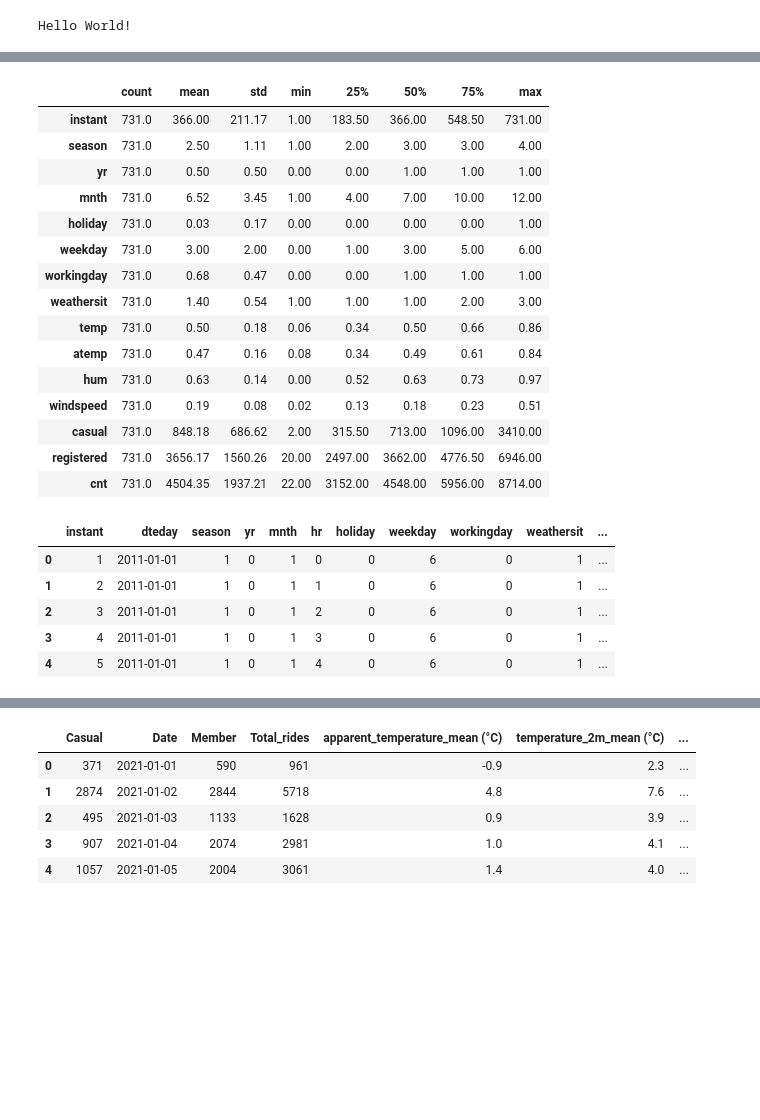
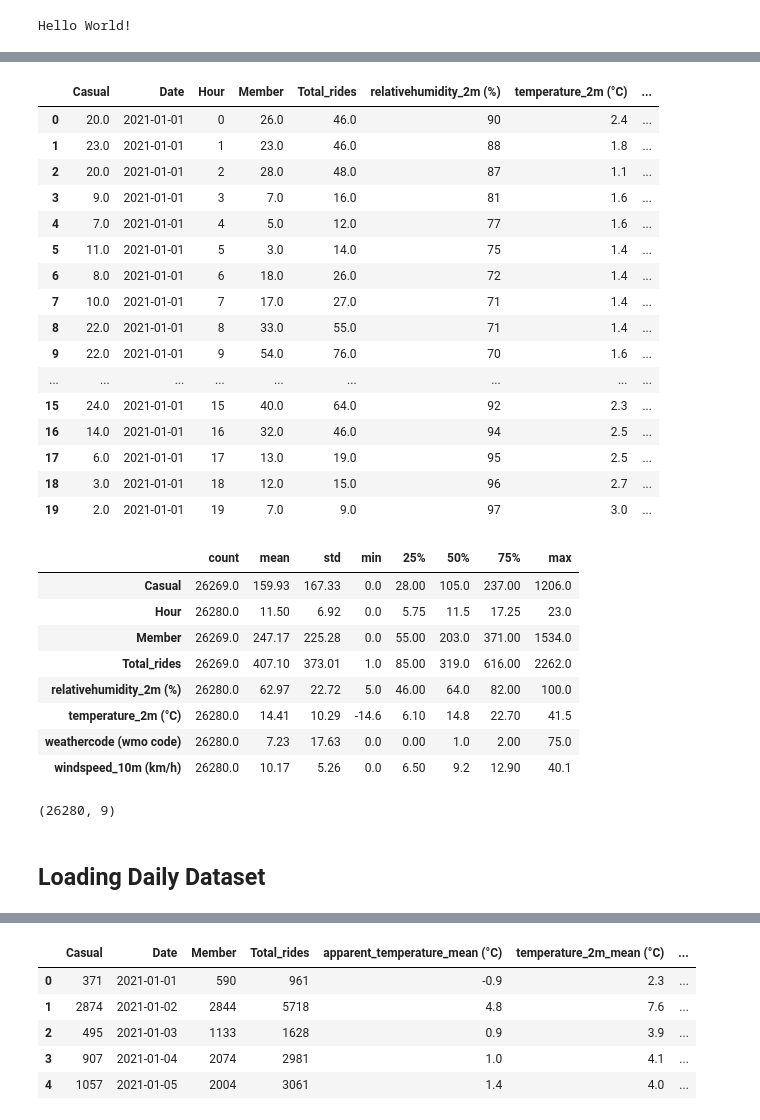
Before and after one commit to Godwin-Oti/Capital-Bike-Share-Analysis-Machine-Learning, a Jupyter notebook: Bike.ipynb, the cells around one changed output, grey strips where cells are left out. Cells and saved outputs as stored; diff of their text form; code cells hidden in the pictures; blank space fills up the shorter version.

```diff
--- a/Bike.ipynb
+++ b/Bike.ipynb
@@ -37,20 +61,41 @@ memory usage: 91.5+ KB
+# %%
+hour.head(20)
+# %% [output]
+|  | Casual | Date | Hour | Member | Total_rides | relativehumidity_2m (%) | temperature_2m (°C) | ... |
+| 0 | 20.0 | 2021-01-01 | 0 | 26.0 | 46.0 | 90 | 2.4 | ... |
+| 1 | 23.0 | 2021-01-01 | 1 | 23.0 | 46.0 | 88 | 1.8 | ... |
+| 2 | 20.0 | 2021-01-01 | 2 | 28.0 | 48.0 | 87 | 1.1 | ... |
+| 3 | 9.0 | 2021-01-01 | 3 | 7.0 | 16.0 | 81 | 1.6 | ... |
+| 4 | 7.0 | 2021-01-01 | 4 | 5.0 | 12.0 | 77 | 1.6 | ... |
+| 5 | 11.0 | 2021-01-01 | 5 | 3.0 | 14.0 | 75 | 1.4 | ... |
+| 6 | 8.0 | 2021-01-01 | 6 | 18.0 | 26.0 | 72 | 1.4 | ... |
+| 7 | 10.0 | 2021-01-01 | 7 | 17.0 | 27.0 | 71 | 1.4 | ... |
+| 8 | 22.0 | 2021-01-01 | 8 | 33.0 | 55.0 | 71 | 1.4 | ... |
+| 9 | 22.0 | 2021-01-01 | 9 | 54.0 | 76.0 | 70 | 1.6 | ... |
+| ... | ... | ... | ... | ... | ... | ... | ... | ... |
+| 15 | 24.0 | 2021-01-01 | 15 | 40.0 | 64.0 | 92 | 2.3 | ... |
+| 16 | 14.0 | 2021-01-01 | 16 | 32.0 | 46.0 | 94 | 2.5 | ... |
+| 17 | 6.0 | 2021-01-01 | 17 | 13.0 | 19.0 | 95 | 2.5 | ... |
+| 18 | 3.0 | 2021-01-01 | 18 | 12.0 | 15.0 | 96 | 2.7 | ... |
+| 19 | 2.0 | 2021-01-01 | 19 | 7.0 | 9.0 | 97 | 3.0 | ... |
 # %%
-day.describe().round(2).T
+# getting the statistics of the Dataset
+hour.describe().round(2).T
 # %% [output]
 |  | count | mean | std | min | 25% | 50% | 75% | max |
-| instant | 731.0 | 366.00 | 211.17 | 1.00 | 183.50 | 366.00 | 548.50 | 731.00 |
-| season | 731.0 | 2.50 | 1.11 | 1.00 | 2.00 | 3.00 | 3.00 | 4.00 |
-| yr | 731.0 | 0.50 | 0.50 | 0.00 | 0.00 | 1.00 | 1.00 | 1.00 |
-| mnth | 731.0 | 6.52 | 3.45 | 1.00 | 4.00 | 7.00 | 10.00 | 12.00 |
-| holiday | 731.0 | 0.03 | 0.17 | 0.00 | 0.00 | 0.00 | 0.00 | 1.00 |
-| weekday | 731.0 | 3.00 | 2.00 | 0.00 | 1.00 | 3.00 | 5.00 | 6.00 |
-| workingday | 731.0 | 0.68 | 0.47 | 0.00 | 0.00 | 1.00 | 1.00 | 1.00 |
-| weathersit | 731.0 | 1.40 | 0.54 | 1.00 | 1.00 | 1.00 | 2.00 | 3.00 |
-| temp | 731.0 | 0.50 | 0.18 | 0.06 | 0.34 | 0.50 | 0.66 | 0.86 |
-| atemp | 731.0 | 0.47 | 0.16 | 0.08 | 0.34 | 0.49 | 0.61 | 0.84 |
-| hum | 731.0 | 0.63 | 0.14 | 0.00 | 0.52 | 0.63 | 0.73 | 0.97 |
-| windspeed | 731.0 | 0.19 | 0.08 | 0.02 | 0.13 | 0.18 | 0.23 | 0.51 |
-| casual | 731.0 | 848.18 | 686.62 | 2.00 | 315.50 | 713.00 | 1096.00 | 3410.00 |
-| registered | 731.0 | 3656.17 | 1560.26 | 20.00 | 2497.00 | 3662.00 | 4776.50 | 6946.00 |
-| cnt | 731.0 | 4504.35 | 1937.21 | 22.00 | 3152.00 | 4548.00 | 5956.00 | 8714.00 |
+| Casual | 26269.0 | 159.93 | 167.33 | 0.0 | 28.00 | 105.0 | 237.00 | 1206.0 |
+| Hour | 26280.0 | 11.50 | 6.92 | 0.0 | 5.75 | 11.5 | 17.25 | 23.0 |
+| Member | 26269.0 | 247.17 | 225.28 | 0.0 | 55.00 | 203.0 | 371.00 | 1534.0 |
+| Total_rides | 26269.0 | 407.10 | 373.01 | 1.0 | 85.00 | 319.0 | 616.00 | 2262.0 |
+| relativehumidity_2m (%) | 26280.0 | 62.97 | 22.72 | 5.0 | 46.00 | 64.0 | 82.00 | 100.0 |
+| temperature_2m (°C) | 26280.0 | 14.41 | 10.29 | -14.6 | 6.10 | 14.8 | 22.70 | 41.5 |
+| weathercode (wmo code) | 26280.0 | 7.23 | 17.63 | 0.0 | 0.00 | 1.0 | 2.00 | 75.0 |
+| windspeed_10m (km/h) | 26280.0 | 10.17 | 5.26 | 0.0 | 6.50 | 9.2 | 12.90 | 40.1 |
+# %%
+#getting the shape of the DataFrame
+hour.shape
+# %% [output]
+(26280, 9)
+# %% [markdown]
+## Loading Daily Dataset
 # %%
@@ -58,9 +103,0 @@ hour=pd.read_csv("hour.csv",sep=None)
-# %%
-hour.head()
-# %% [output]
-|  | instant | dteday | season | yr | mnth | hr | holiday | weekday | workingday | weathersit | ... |
-| 0 | 1 | 2011-01-01 | 1 | 0 | 1 | 0 | 0 | 6 | 0 | 1 | ... |
-| 1 | 2 | 2011-01-01 | 1 | 0 | 1 | 1 | 0 | 6 | 0 | 1 | ... |
-| 2 | 3 | 2011-01-01 | 1 | 0 | 1 | 2 | 0 | 6 | 0 | 1 | ... |
-| 3 | 4 | 2011-01-01 | 1 | 0 | 1 | 3 | 0 | 6 | 0 | 1 | ... |
-| 4 | 5 | 2011-01-01 | 1 | 0 | 1 | 4 | 0 | 6 | 0 | 1 | ... |
```
Also changed, not shown: parts of 33 cells of this notebook, 1 other file.
